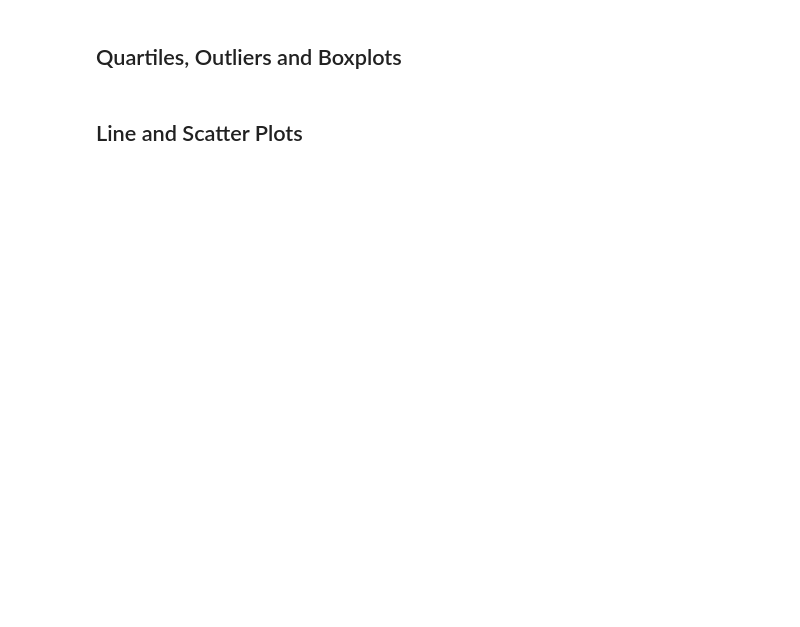
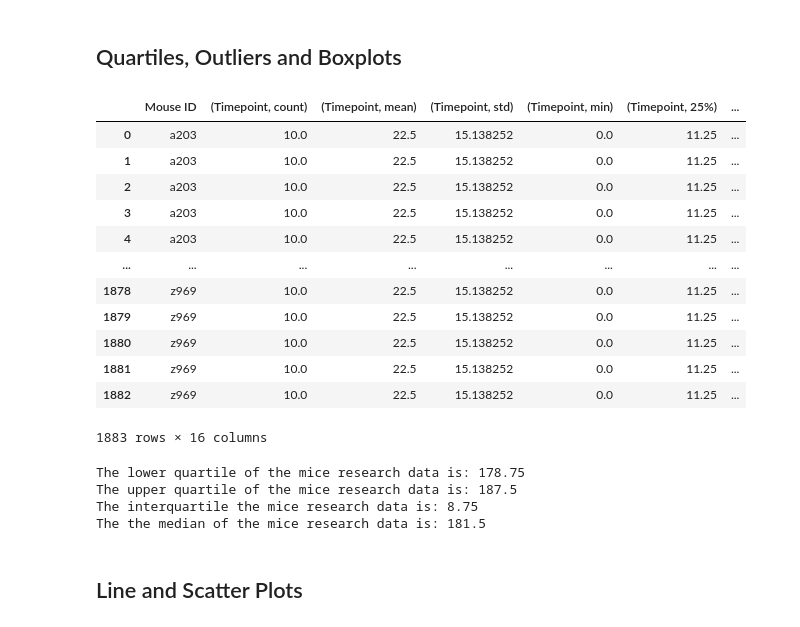
Before and after one commit to jddarby1108/Matplotlib_Challenge, a Jupyter notebook: Instructions/Pymaceuticals/pymaceuticals_starter.ipynb, the cells around one changed output. Cells and saved outputs as stored; diff of their text form; code cells hidden in the pictures; blank space fills up the shorter version.

```diff
--- a/Instructions/Pymaceuticals/pymaceuticals_starter.ipynb
+++ b/Instructions/Pymaceuticals/pymaceuticals_starter.ipynb
@@ -234,28 +239,61 @@ plt.show()
 # %%
 # Calculate the final tumor volume of each mouse across four of the treatment regimens:
 # Capomulin, Ramicane, Infubinol, and Ceftamin
 
+
 # Start by getting the last (greatest) timepoint for each mouse
-
+time_data = pd.DataFrame(clean_df.groupby(["Mouse ID"])[["Timepoint"]].describe())
+time_data
 
 # Merge this group df with the original dataframe to get the tumor volume at the last timepoint
+merge_table = pd.merge(time_data, clean_df, on="Mouse ID", how="inner")
+merge_table
+# %% [output]
+|  | Mouse ID | (Timepoint, count) | (Timepoint, mean) | (Timepoint, std) | (Timepoint, min) | (Timepoint, 25%) | ... |
+| 0 | a203 | 10.0 | 22.5 | 15.138252 | 0.0 | 11.25 | ... |
+| 1 | a203 | 10.0 | 22.5 | 15.138252 | 0.0 | 11.25 | ... |
+| 2 | a203 | 10.0 | 22.5 | 15.138252 | 0.0 | 11.25 | ... |
+| 3 | a203 | 10.0 | 22.5 | 15.138252 | 0.0 | 11.25 | ... |
+| 4 | a203 | 10.0 | 22.5 | 15.138252 | 0.0 | 11.25 | ... |
+| ... | ... | ... | ... | ... | ... | ... | ... |
+| 1878 | z969 | 10.0 | 22.5 | 15.138252 | 0.0 | 11.25 | ... |
+| 1879 | z969 | 10.0 | 22.5 | 15.138252 | 0.0 | 11.25 | ... |
+| 1880 | z969 | 10.0 | 22.5 | 15.138252 | 0.0 | 11.25 | ... |
+| 1881 | z969 | 10.0 | 22.5 | 15.138252 | 0.0 | 11.25 | ... |
+| 1882 | z969 | 10.0 | 22.5 | 15.138252 | 0.0 | 11.25 | ... |
+1883 rows × 16 columns
 # %%
 # Put treatments into a list for for loop (and later for plot labels)
 
 
 # Create empty list to fill with tumor vol data (for plotting)
-
+tumor_vol_data = 0
 
 # Calculate the IQR and quantitatively determine if there are any potential outliers.
+quantiles = mice_count.quantile([0.25,0.5,0.75])
+quantiles
 
+Q1 = quantiles[0.25]
+Q3 = quantiles[0.75]
+iqr = Q3 - Q1
 
-    # Locate the rows which contain mice on each drug and get the tumor volumes
+print(f"The lower quartile of the mice research data is: {Q1}")
+print(f"The upper quartile of the mice research data is: {Q3}")
+print(f"The interquartile the mice research data is: {iqr}")
+print(f"The the median of the mice research data is: {quantiles[0.5]} ")
+
+#     # Locate the rows which contain mice on each drug and get the tumor volumes
 
 
     # add subset
 
 
     # Determine outliers using upper and lower bounds
+# %% [output]
+The lower quartile of the mice research data is: 178.75
+The upper quartile of the mice research data is: 187.5
+The interquartile the mice research data is: 8.75
+The the median of the mice research data is: 181.5
 # %%
 # Generate a box plot of the final tumor volume of each mouse across four regimens of interest
 # %% [markdown]
```
Also changed, not shown: parts of 4 cells of this notebook.
